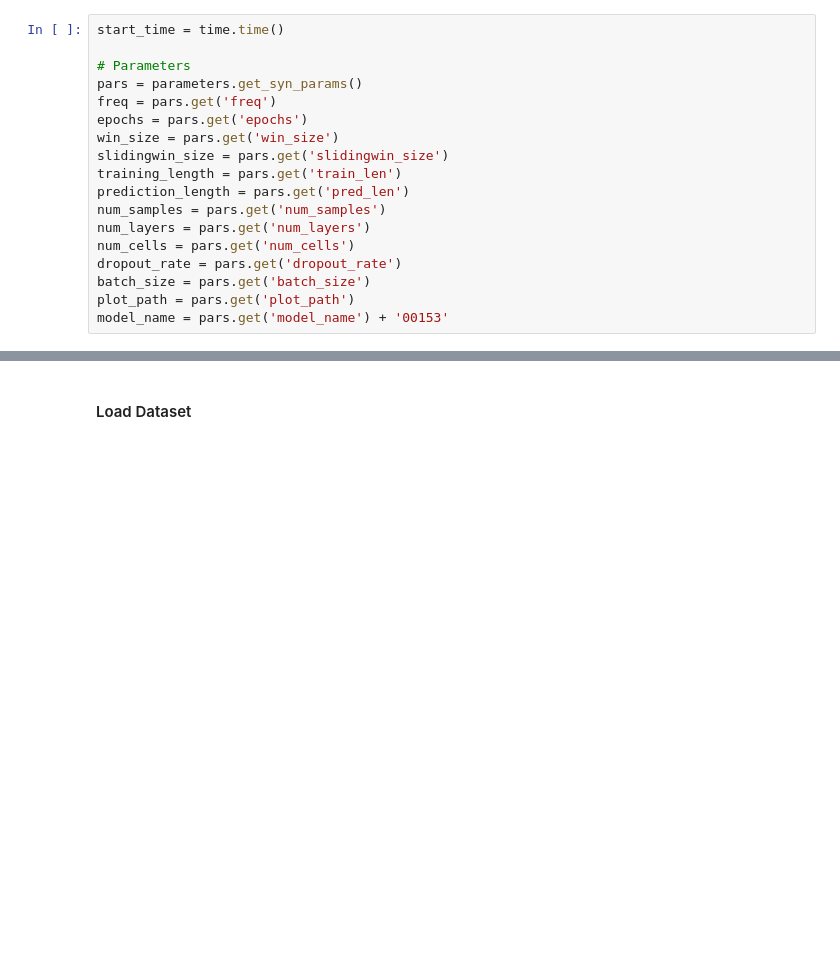
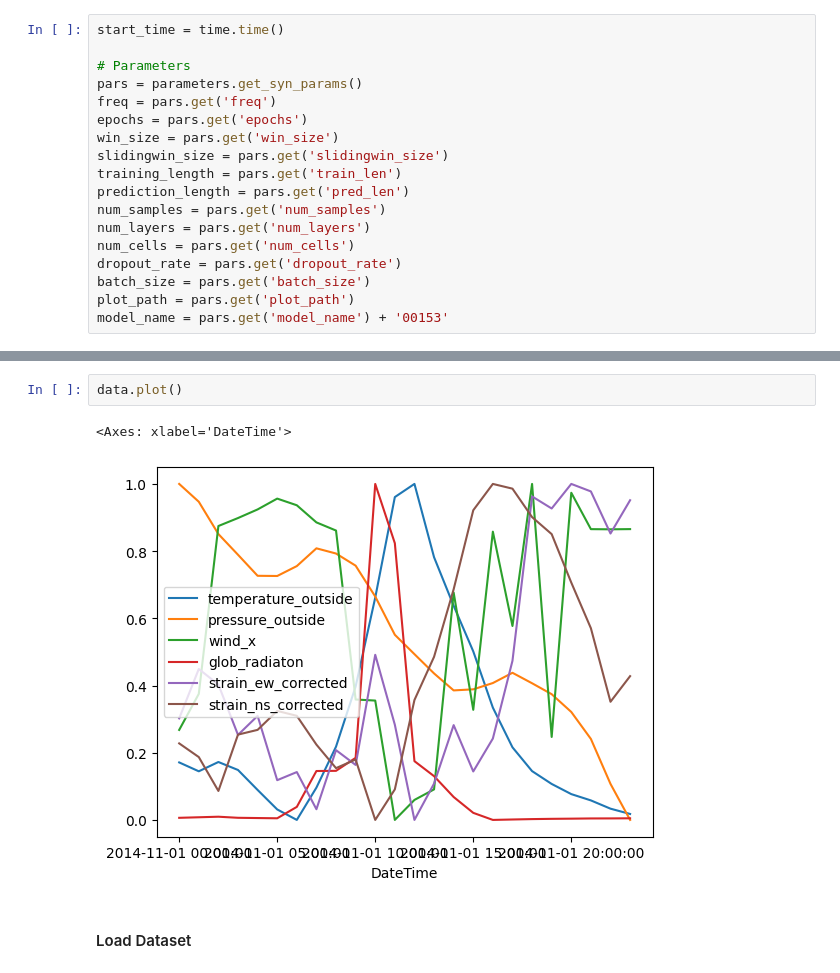
Before and after one commit to wasimahmadpk/gCause, a Jupyter notebook: src/gcdmi_examples.ipynb, the cells around one changed output, grey strips where cells are left out. Drawn from its saved outputs; the diff is of its cells as text; blank space fills up the shorter version.

```diff
--- a/src/gcdmi_examples.ipynb
+++ b/src/gcdmi_examples.ipynb
@@ -65,3 +83,8 @@ NameError: name 'prep' is not defined
+# %%
+data.plot()
+# %% [output]
+<Axes: xlabel='DateTime'>
+[figure, added]
 # %% [markdown]
 #### Load Dataset
 # %%
```
Also changed, not shown: parts of 3 cells of this notebook, 1 other file.
